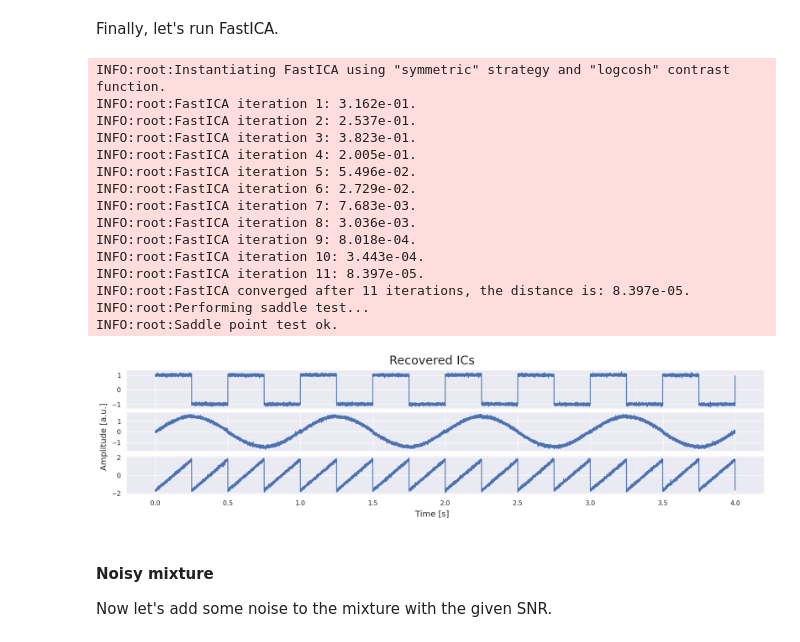
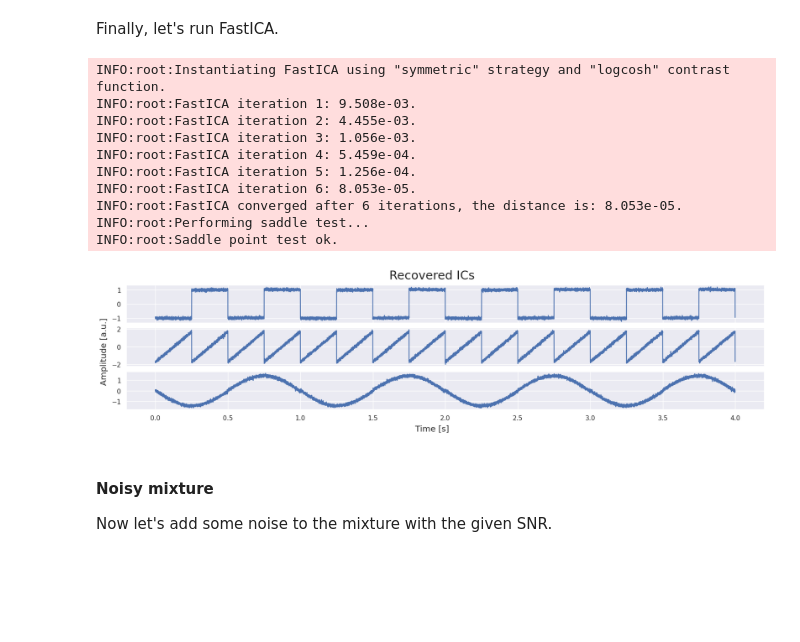
Before and after one commit to pulp-bio/emgkit, a Jupyter notebook: examples/Tutorial on ICA and sEMG.ipynb, the cells around one changed output. Cells and saved outputs as stored; diff of their text form; code cells hidden in the pictures; blank space fills up the shorter version.

```diff
--- a/examples/Tutorial on ICA and sEMG.ipynb
+++ b/examples/Tutorial on ICA and sEMG.ipynb
@@ -149,6 +149,7 @@ S = np.stack(
 S += prng.normal(scale=5e-2, size=S.shape)
 # Force unitary variance
 S = S / S.std(axis=0)
+S = S.astype(np.float32)
 n_samples, n_components = S.shape
 
 emgkit.plotting.plot_signal(
@@ -188,7 +189,8 @@ A = np.asarray(
         [1.0, 1.0, 1.0],
         [0.5, 2.0, 1.0],
         [1.5, 1.0, 2.0],
-    ]
+    ],
+    dtype=np.float32,
 )  # 3x3 mixing matrix A
 
 X = S @ A.T
@@ -201,7 +203,7 @@ emgkit.plotting.plot_signal(
 # %% [markdown]
 Let's whiten the mixture, using either ZCA or PCA.
 # %%
-Xw = emgkit.preprocessing.zca_whitening(X, device=device)[0]
+Xw, whiten_model = emgkit.preprocessing.zca_whitening(X, device=device)
 
 emgkit.plotting.plot_correlation(X, write_annotations=True, fig_size=(9, 6))
 emgkit.plotting.plot_correlation(Xw, write_annotations=True, fig_size=(9, 6))
@@ -213,36 +215,33 @@ INFO:root:Instantiating ZCAWhitening using "svd" solver.
 Finally, let's run FastICA.
 # %%
 # Initial weights
-w_init3x3 = torch.from_numpy(prng.standard_normal(size=(3, 3))).to(device)
+w_init3x3 = torch.from_numpy(prng.standard_normal(size=(3, 3), dtype=np.float32)).to(
+    device
+)
 
-S_rec = emgkit.ica.fast_ica(
+S_rec, ica_model = emgkit.ica.fast_ica(
     Xw,
     whiten_alg="none",
     do_saddle_test=True,
     device=device,
     w_init=w_init3x3,
-)[0]
+)
 
 emgkit.plotting.plot_signal(
     S_rec, fs=SIG_FS, style="complete", title="Recovered ICs", fig_size=(16, 4)
 )
 # %% [output]
 INFO:root:Instantiating FastICA using "symmetric" strategy and "logcosh" contrast function.
-INFO:root:FastICA iteration 1: 3.162e-01.
-INFO:root:FastICA iteration 2: 2.537e-01.
-INFO:root:FastICA iteration 3: 3.823e-01.
-INFO:root:FastICA iteration 4: 2.005e-01.
-INFO:root:FastICA iteration 5: 5.496e-02.
-INFO:root:FastICA iteration 6: 2.729e-02.
-INFO:root:FastICA iteration 7: 7.683e-03.
-INFO:root:FastICA iteration 8: 3.036e-03.
-INFO:root:FastICA iteration 9: 8.018e-04.
-INFO:root:FastICA iteration 10: 3.443e-04.
-INFO:root:FastICA iteration 11: 8.397e-05.
-INFO:root:FastICA converged after 11 iterations, the distance is: 8.397e-05.
+INFO:root:FastICA iteration 1: 9.508e-03.
+INFO:root:FastICA iteration 2: 4.455e-03.
+INFO:root:FastICA iteration 3: 1.056e-03.
+INFO:root:FastICA iteration 4: 5.459e-04.
+INFO:root:FastICA iteration 5: 1.256e-04.
+INFO:root:FastICA iteration 6: 8.053e-05.
+INFO:root:FastICA converged after 6 iterations, the distance is: 8.053e-05.
 INFO:root:Performing saddle test...
 INFO:root:Saddle point test ok.
-[figure, old version]
+[figure, new version]
 # %% [markdown]
 #### Noisy mixture
 Now let's add some noise to the mixture with the given SNR.
```
Also changed, not shown: parts of 22 cells of this notebook, 4 other files.
